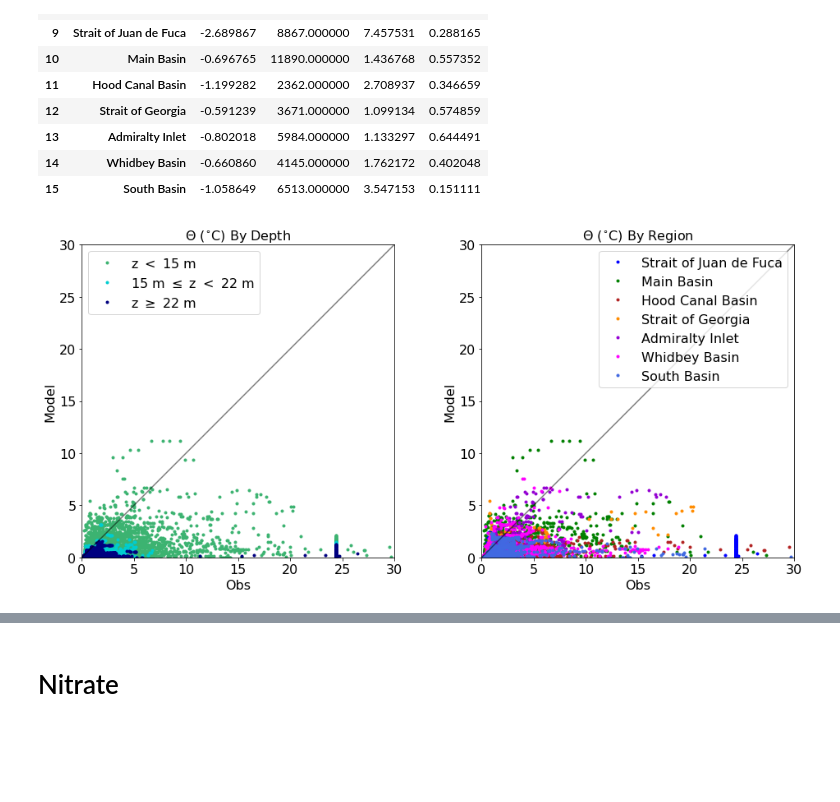
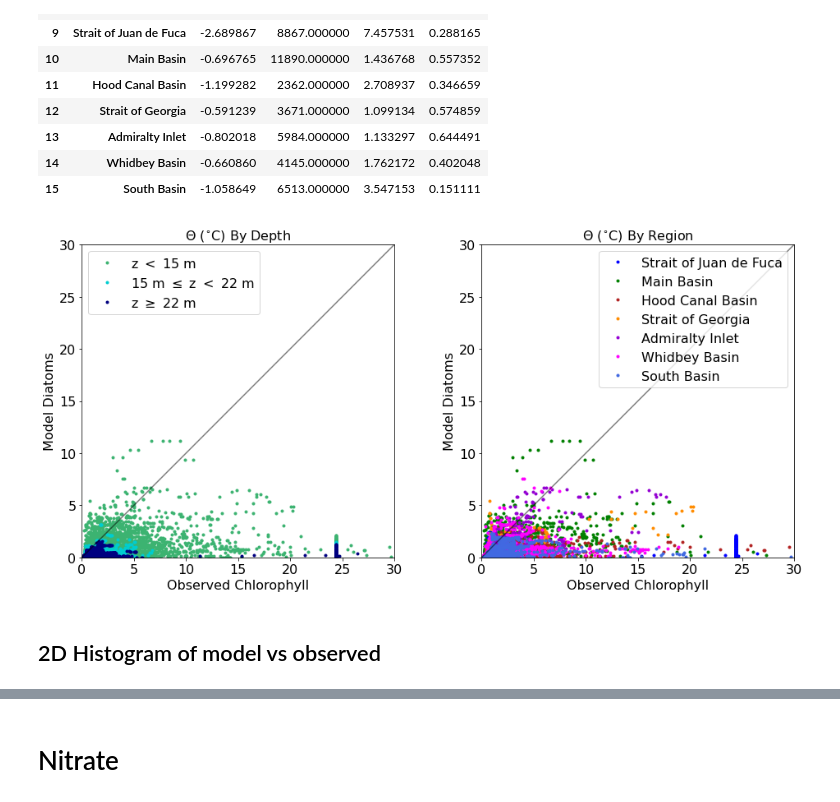
Before and after one commit to SalishSeaCast/analysis-keegan, a Jupyter notebook: notebooks/Evaluations/Individual_year_evaluations/2009_Puget_Evaluation.ipynb, the cells around one changed output, grey strips where cells are left out. Saved outputs shown, nothing was run; the diff lists cells and outputs as text; code cells hidden in the pictures; blank space fills up the shorter version.

```diff
--- a/notebooks/Evaluations/Individual_year_evaluations/2009_Puget_Evaluation.ipynb
+++ b/notebooks/Evaluations/Individual_year_evaluations/2009_Puget_Evaluation.ipynb
@@ -684,12 +700,18 @@ tbl
 | 14 | Whidbey Basin | -0.660860 | 4145.000000 | 1.762172 | 0.402048 |
 | 15 | South Basin | -1.058649 | 6513.000000 | 3.547153 | 0.151111 |
 # %%
-mv=(0,30)
+mv=(0,30) #change the labels here.
 fig, ax = plt.subplots(1,2,figsize = (16,7))
 ps,l=byDepth(data_CTD,ax[0],obsvar,modvar,mv)
+ax[0].set_ylabel('Model Diatoms')
+ax[0].set_xlabel('Observed Chlorophyll')
 ax[0].set_title('$\Theta$ ($^{\circ}$C) By Depth')
 
 ps,l=byRegion(data_CTD,datreg_CTD,ax[1],obsvar,modvar,mv)
+ax[1].set_ylabel('Model Diatoms')
+ax[1].set_xlabel('Observed Chlorophyll')
 ax[1].set_title('$\Theta$ ($^{\circ}$C) By Region');
 # %% [output]
-[figure, old version]
+[figure, new version]
+# %% [markdown]
+## 2D Histogram of model vs observed
```
Also changed, not shown: parts of 20 cells of this notebook.
